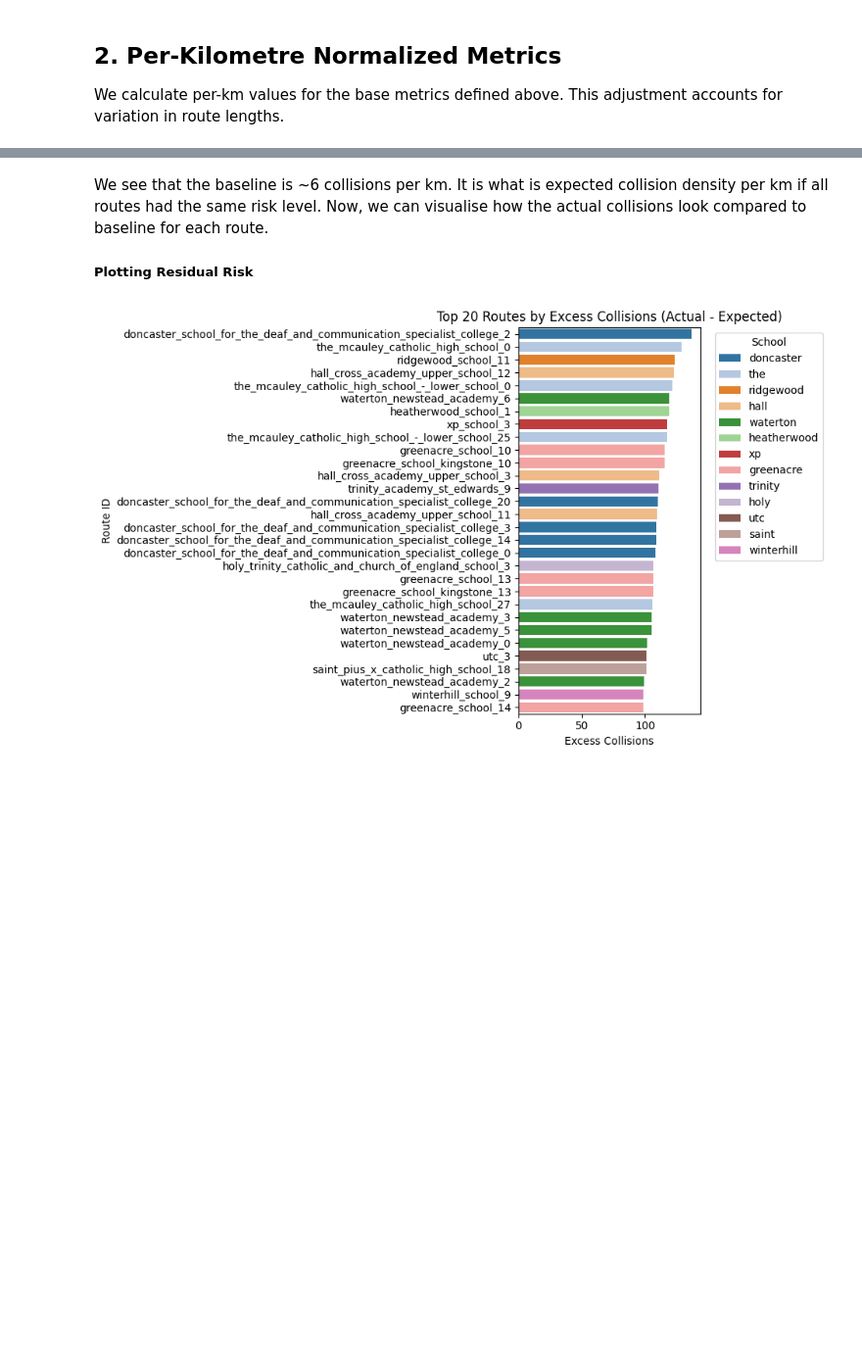
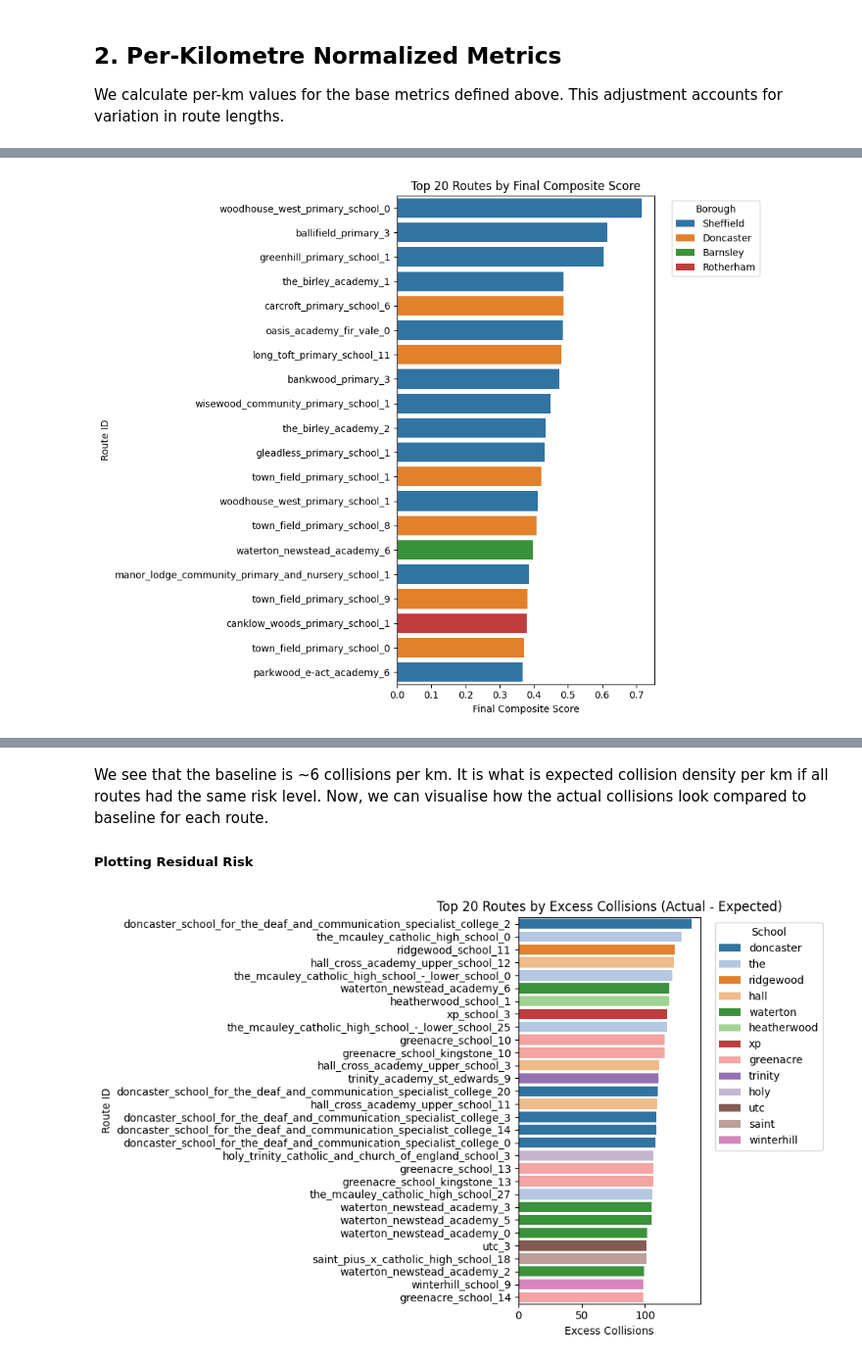
Before and after one commit to KhushiSharma0/STATS19_route_risk_analysis, a Jupyter notebook: notebooks/06 - Define the Commute Risk Metric.ipynb, the cells around one changed output, grey strips where cells are left out. Shown at 98% size. Saved outputs shown, nothing was run; the diff lists cells and outputs as text; code cells hidden in the pictures; blank space fills up the shorter version.

Commit message:
metrics and clustering trial 1

```diff
--- a/notebooks/06 - Define the Commute Risk Metric.ipynb
+++ b/notebooks/06 - Define the Commute Risk Metric.ipynb
@@ -50,5 +96 @@ We add columns for percentile ranks for each of the previously defined metrics.
-# %%
-normalised_cols = [f"{col}_per_km" for col in metric_cols]
-crm_table = crm.add_percentile_metrics(crm_table, normalised_cols)
-# display(crm_table)
 # %% [markdown]
@@ -69,16 +141,12 @@ Here, we create a percentile composite rank each for the normalised percentile r
 # %%
-# Composite from count-based percentiles
-count_percentiles = [f"{col}_per_km_percentile" for col in metric_cols]
-crm_table = crm.add_composite_percentile(crm_table, count_percentiles, prefix="count")
+normalised_cols = [f"{col}_per_km" for col in metric_cols]
+poisson_excess_cols = [f"poisson_excess_per_km_{col}" for col in metric_cols]
+core_metrics = [f"{m}_scaled" for m in normalised_cols]
+poisson_metrics = [f"{m}_scaled" for m in poisson_excess_cols]
+crm_scaled = crm.calculate_composite_risk_score(crm_scaled, core_metrics, score_col="core_risk_score")
+crm_scaled = crm.calculate_composite_risk_score(crm_scaled, poisson_metrics, score_col="poisson_excess_score")
+meta_metrics = ["core_risk_score", "poisson_excess_score"]
+crm_scaled = crm.calculate_composite_risk_score(crm_scaled, meta_metrics, score_col="final_composite_score")
 
-# Composite from Poisson-based excess per km percentiles
-poisson_percentiles = [f"poisson_excess_per_km_{col}_percentile" for col in metric_cols]
-crm_table = crm.add_composite_percentile(crm_table, poisson_percentiles, prefix="poisson")
-
-# Meta-composite combining both
-crm_table = crm.add_composite_percentile(
-    crm_table,
-    ["count_percentile", "poisson_percentile"],
-    prefix="meta"
-)
-display(crm_table)
+# display(crm_scaled)
+# print(crm_scaled.sort_values("final_composite_score", ascending=False))
@@ -98,0 +153,19 @@ display(crm_table)
+# %%
+def plot_ranked_routes(df=crm_scaled, metric="final_composite_score", top_n=20):
+    import matplotlib.pyplot as plt
+    import seaborn as sns
+
+    top_df = df.sort_values(metric, ascending=False).head(top_n)
+
+    plt.figure(figsize=(10, 8))
+    sns.barplot(data=top_df, x=metric, y="route_id", hue="borough", dodge=False)
+    plt.title(f"Top {top_n} Routes by {metric.replace('_', ' ').title()}")
+    plt.xlabel(metric.replace('_', ' ').title())
+    plt.ylabel("Route ID")
+    plt.legend(title="Borough", bbox_to_anchor=(1.05, 1), loc='upper left')
+    plt.tight_layout()
+    plt.show()
+
+plot_ranked_routes()
+# %% [output]
+[figure, added]
```
Also changed, not shown: parts of 27 cells of this notebook, 5 other files.
